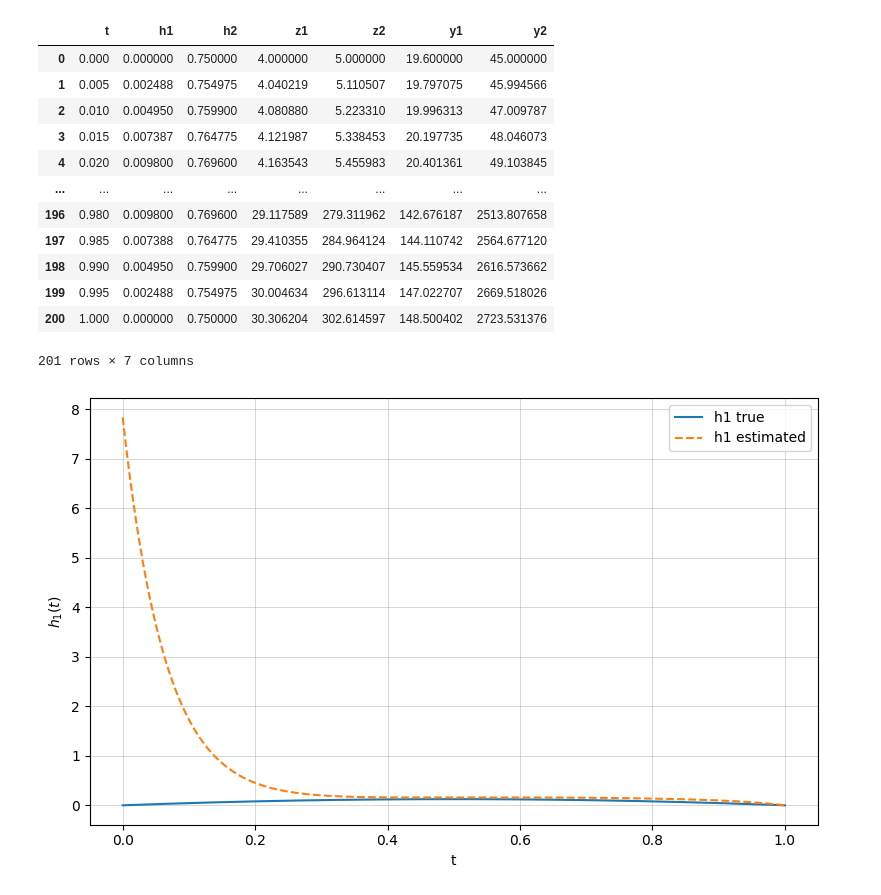
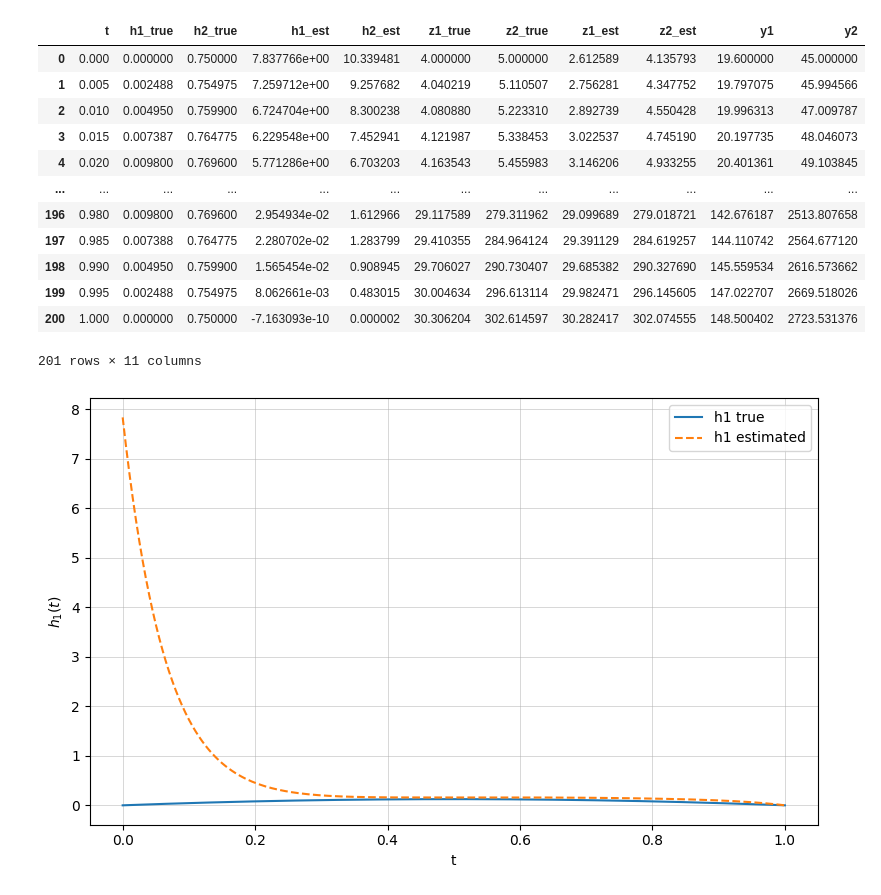
Before and after one commit to HKassogue/irrigation-estimation, a Jupyter notebook: simulation_n2.ipynb, the cells around one changed output. Drawn from its saved outputs; the diff is of its cells as text; code cells hidden in the pictures.

```diff
--- a/simulation_n2.ipynb
+++ b/simulation_n2.ipynb
@@ -134,20 +109,0 @@ y_m = (C @ z_true.T).T
-# %%
-df = pd.DataFrame({"t": t})
-df[["h1", "h2"]] = h_true
-df[["z1", "z2"]] = z_true
-df[["y1", "y2"]] = y_m
-display(df)
-# %% [output]
-|  | t | h1 | h2 | z1 | z2 | y1 | y2 |
-| 0 | 0.000 | 0.000000 | 0.750000 | 4.000000 | 5.000000 | 19.600000 | 45.000000 |
-| 1 | 0.005 | 0.002488 | 0.754975 | 4.040219 | 5.110507 | 19.797075 | 45.994566 |
-| 2 | 0.010 | 0.004950 | 0.759900 | 4.080880 | 5.223310 | 19.996313 | 47.009787 |
-| 3 | 0.015 | 0.007387 | 0.764775 | 4.121987 | 5.338453 | 20.197735 | 48.046073 |
-| 4 | 0.020 | 0.009800 | 0.769600 | 4.163543 | 5.455983 | 20.401361 | 49.103845 |
-| ... | ... | ... | ... | ... | ... | ... | ... |
-| 196 | 0.980 | 0.009800 | 0.769600 | 29.117589 | 279.311962 | 142.676187 | 2513.807658 |
-| 197 | 0.985 | 0.007388 | 0.764775 | 29.410355 | 284.964124 | 144.110742 | 2564.677120 |
-| 198 | 0.990 | 0.004950 | 0.759900 | 29.706027 | 290.730407 | 145.559534 | 2616.573662 |
-| 199 | 0.995 | 0.002488 | 0.754975 | 30.004634 | 296.613114 | 147.022707 | 2669.518026 |
-| 200 | 1.000 | 0.000000 | 0.750000 | 30.306204 | 302.614597 | 148.500402 | 2723.531376 |
-201 rows × 7 columns
@@ -262,2 +110,28 @@ z0_est, z_est, h_est = reconstruction(y_m)
+# %%
+# Simulation for q1 and q2 (step 1 to 4)
+h_true, z_true, y_m, z0_est, z_est, h_est = simulate_n2(A, G2, C, z0, h1, h2, T, N, q1, q2)
+# %%
+# showing true vs estimated
+df = pd.DataFrame({"t": t})
+df[["h1_true", "h2_true"]] = h_true
+df[["h1_est", "h2_est"]] = h_est
+df[["z1_true", "z2_true"]] = z_true
+df[["z1_est", "z2_est"]] = z_est
+df[["y1", "y2"]] = y_m
+display(df)
+# %% [output]
+|  | t | h1_true | h2_true | h1_est | h2_est | z1_true | z2_true | z1_est | z2_est | y1 | y2 |
+| 0 | 0.000 | 0.000000 | 0.750000 | 7.837766e+00 | 10.339481 | 4.000000 | 5.000000 | 2.612589 | 4.135793 | 19.600000 | 45.000000 |
+| 1 | 0.005 | 0.002488 | 0.754975 | 7.259712e+00 | 9.257682 | 4.040219 | 5.110507 | 2.756281 | 4.347752 | 19.797075 | 45.994566 |
+| 2 | 0.010 | 0.004950 | 0.759900 | 6.724704e+00 | 8.300238 | 4.080880 | 5.223310 | 2.892739 | 4.550428 | 19.996313 | 47.009787 |
+| 3 | 0.015 | 0.007387 | 0.764775 | 6.229548e+00 | 7.452941 | 4.121987 | 5.338453 | 3.022537 | 4.745190 | 20.197735 | 48.046073 |
+| 4 | 0.020 | 0.009800 | 0.769600 | 5.771286e+00 | 6.703203 | 4.163543 | 5.455983 | 3.146206 | 4.933255 | 20.401361 | 49.103845 |
+| ... | ... | ... | ... | ... | ... | ... | ... | ... | ... | ... | ... |
+| 196 | 0.980 | 0.009800 | 0.769600 | 2.954934e-02 | 1.612966 | 29.117589 | 279.311962 | 29.099689 | 279.018721 | 142.676187 | 2513.807658 |
+| 197 | 0.985 | 0.007388 | 0.764775 | 2.280702e-02 | 1.283799 | 29.410355 | 284.964124 | 29.391129 | 284.619257 | 144.110742 | 2564.677120 |
+| 198 | 0.990 | 0.004950 | 0.759900 | 1.565454e-02 | 0.908945 | 29.706027 | 290.730407 | 29.685382 | 290.327690 | 145.559534 | 2616.573662 |
+| 199 | 0.995 | 0.002488 | 0.754975 | 8.062661e-03 | 0.483015 | 30.004634 | 296.613114 | 29.982471 | 296.145605 | 147.022707 | 2669.518026 |
+| 200 | 1.000 | 0.000000 | 0.750000 | -7.163093e-10 | 0.000002 | 30.306204 | 302.614597 | 30.282417 | 302.074555 | 148.500402 | 2723.531376 |
+201 rows × 11 columns
 # %%
 # Step 5: quick plots
```
Also changed, not shown: parts of 15 cells of this notebook, 2 other files.
